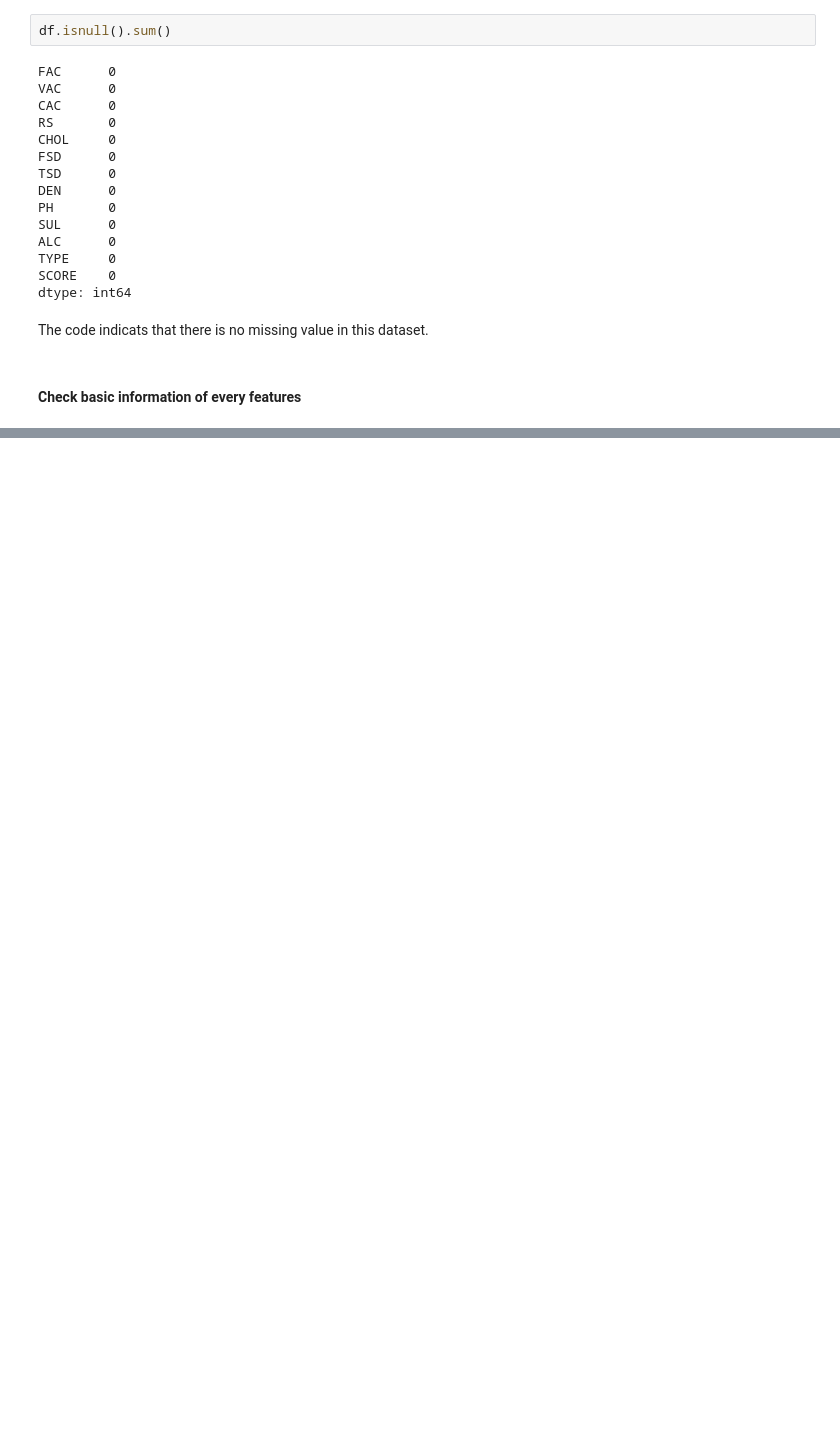
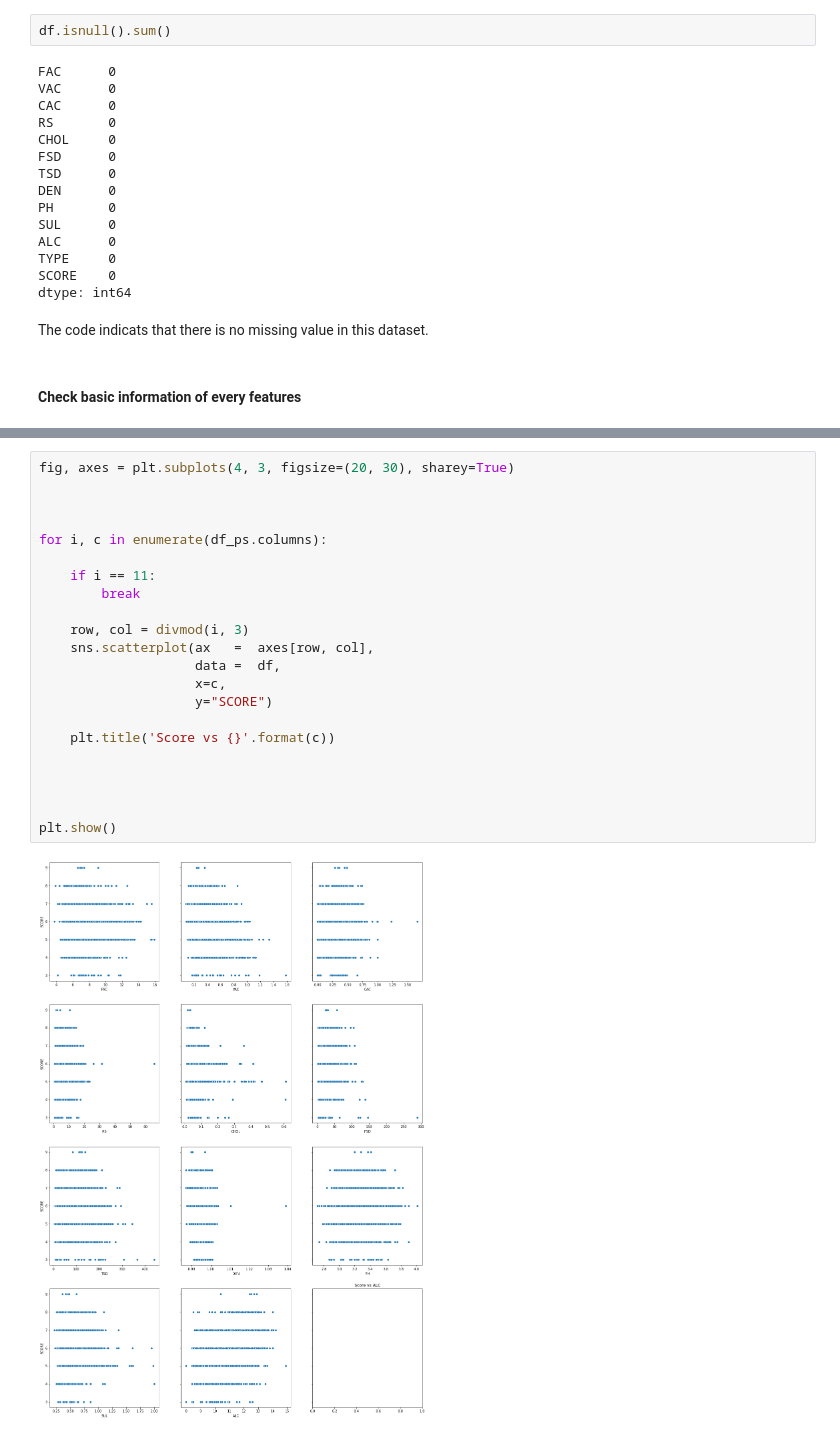
Before and after one commit to gamecicn/ids705, a Jupyter notebook: assignments/Assignment_1.ipynb, the cells around one changed output, grey strips where cells are left out. Cells and saved outputs as stored; diff of their text form; blank space fills up the shorter version.

```diff
--- a/assignments/Assignment_1.ipynb
+++ b/assignments/Assignment_1.ipynb
@@ -992,0 +1000,24 @@ fig.show()
+# %%
+fig, axes = plt.subplots(4, 3, figsize=(20, 30), sharey=True)
+
+
+
+for i, c in enumerate(df_ps.columns):
+
+    if i == 11:
+        break
+
+    row, col = divmod(i, 3)
+    sns.scatterplot(ax   =  axes[row, col],
+                    data =  df,
+                    x=c,
+                    y="SCORE")
+
+    plt.title('Score vs {}'.format(c))
+
+
+
+
+plt.show()
+# %% [output]
+[figure, added]
```
Also changed, not shown: parts of 1 cell of this notebook.
